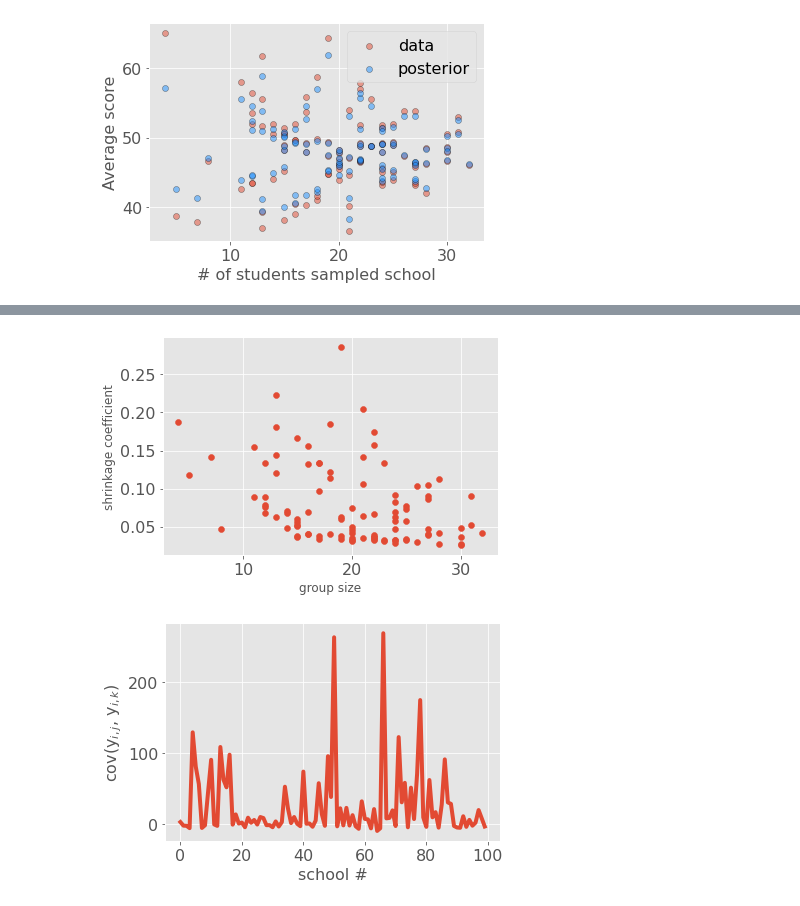
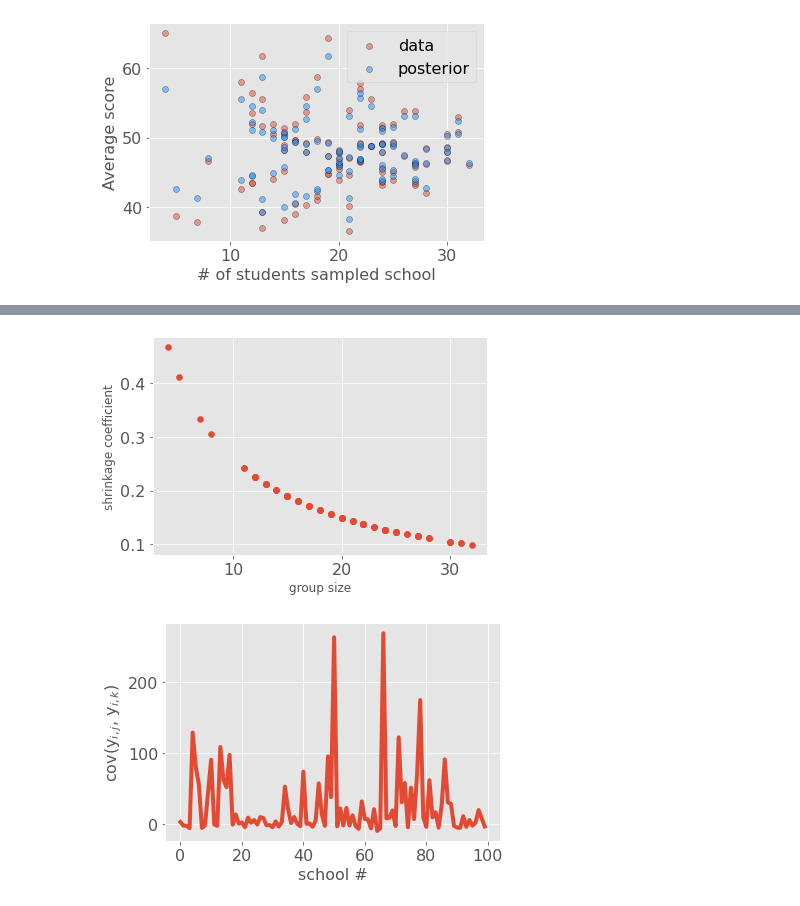
Before and after one commit to JulietteFranque/SDS383D_JF, a Jupyter notebook: exercises-04/notebooks/math_scores.ipynb, the cells around one changed output, grey strips where cells are left out. Cells and saved outputs as stored; diff of their text form; code cells hidden in the pictures.

```diff
--- a/exercises-04/notebooks/math_scores.ipynb
+++ b/exercises-04/notebooks/math_scores.ipynb
@@ -48,13 +48,14 @@ gibbs.plot_all_posteriors();
 <Figure size 432x288 with 0 Axes>
 # %%
-group_means = gibbs.traces['mu'].mean()
-k_i = np.abs(( gibbs.traces['theta'] - group_means)/group_means).mean(axis=0)
+post_mean = gibbs.traces['mu'][:, None]
+y_i_mean = group.mean().to_numpy().flatten()
+ki = (1/gibbs.n_i)/(gibbs.traces['tau_squared'][:, None]*np.ones(gibbs.P) + 1/gibbs.n_i).mean(axis=0)
 # %%
-plt.scatter(group.size(), k_i)
+plt.scatter(group.size(), ki)
 plt.xlabel('group size')
 plt.ylabel('shrinkage coefficient');
 # %% [output]
-[figure, old version]
+[figure, new version]
 # %%
 mu = gibbs.traces['mu'].mean()
 cov_schools = np.zeros(gibbs.P)
```
Also changed, not shown: parts of 8 cells of this notebook, 4 other files.
